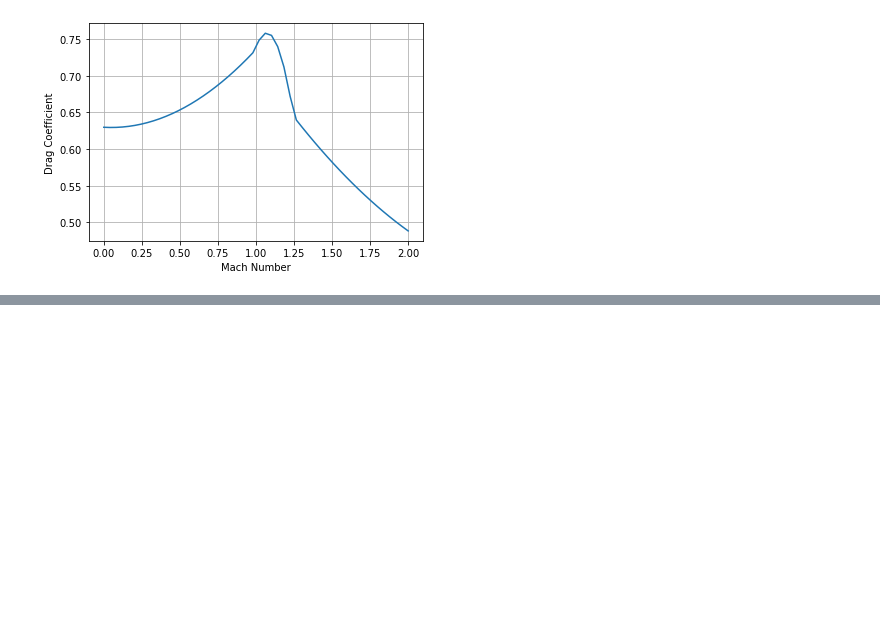
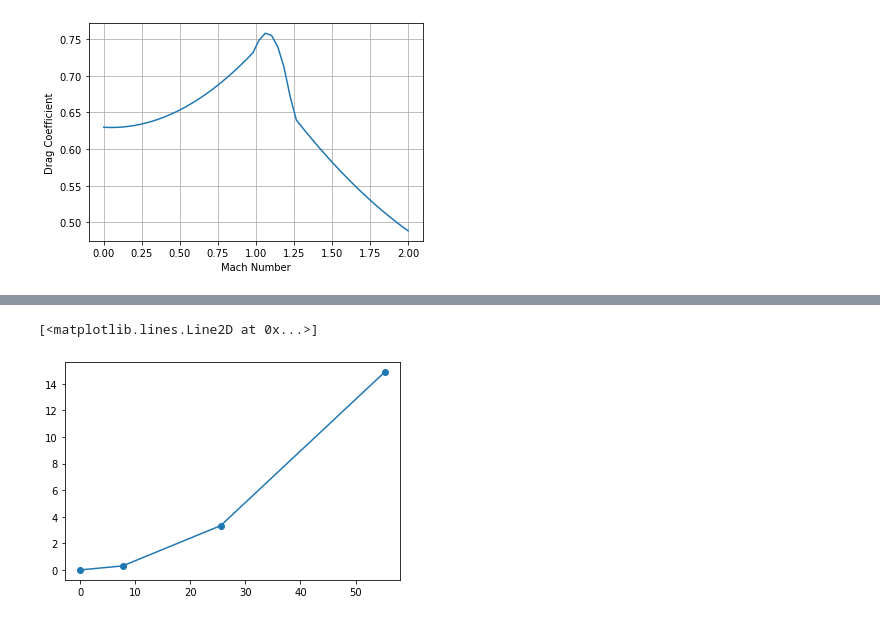
Before and after one commit to icl-rocketry/optimalAscent, a Jupyter notebook: BasicOptimalAscentSingleStage/Basic_Single_Stage.ipynb, the cells around one changed output, grey strips where cells are left out. Cells and saved outputs as stored; diff of their text form; code cells hidden in the pictures; blank space fills up the shorter version.

```diff
--- a/BasicOptimalAscentSingleStage/Basic_Single_Stage.ipynb
+++ b/BasicOptimalAscentSingleStage/Basic_Single_Stage.ipynb
@@ -335,0 +392,5 @@ plt.show()
+# %%
+plt.plot(v[h<20],h[h<20],'o-')
+# %% [output]
+[<matplotlib.lines.Line2D at 0x...>]
+[figure, added]
```
Also changed, not shown: parts of 15 cells of this notebook, 6 other files.
